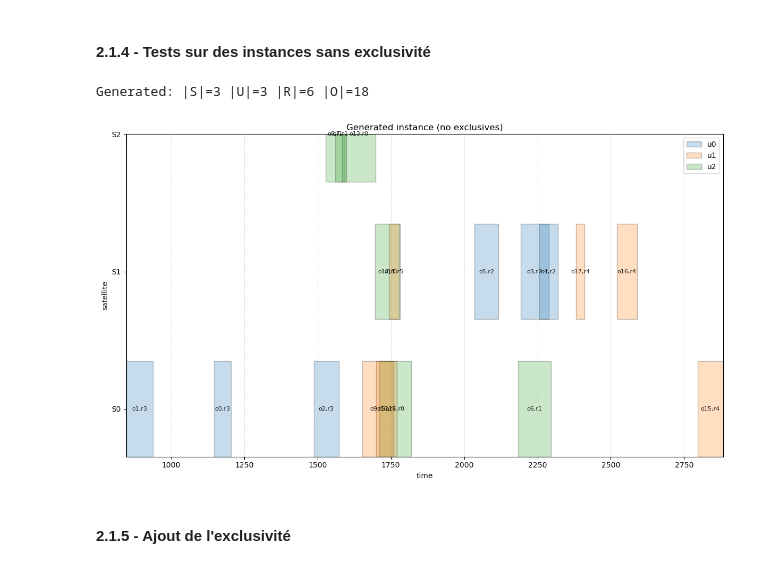
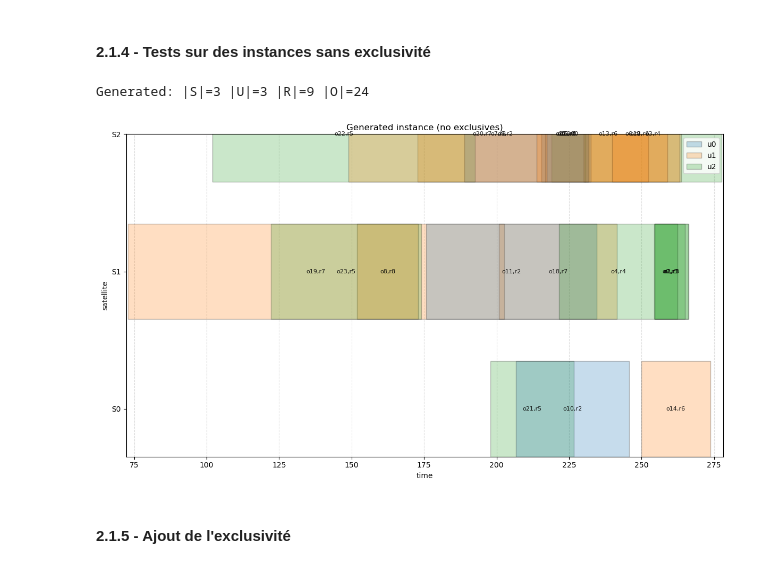
Before and after one commit to Melluchi/COCOMA, a Jupyter notebook: Projet_COCOMA.ipynb, the cells around one changed output. Drawn from its saved outputs; the diff is of its cells as text; code cells hidden in the pictures.

```diff
--- a/Projet_COCOMA.ipynb
+++ b/Projet_COCOMA.ipynb
@@ -244,7 +265,7 @@ def generate_observations(satellites, users, requests, opp_per_request, obs_wind
 
                 o = Observation(o_id=o_id, r=r, u=r.u, s=s, t_start=o_start, t_end=o_end, duration=r.duration, reward=r.reward, p=users_by_id[r.u.u_id].p,)
 
-                if constraints_observations(o, requests, satellites) == []:
+                if constraints_observations(o, requests, satellites) == [] and constraints_exclusifs_observations(o, users) == [] :
                     O.add(o)
                     r.thetas.append(o_id)
                     o_id += 1
@@ -288,7 +332,7 @@ def plot_eoscsp_windows(
     # --- User ids present (from observations + plan + optionally from users) ---
     user_ids = sorted({getattr(o.u, "u_id", 0) for o in observations})
     if plan is not None:
-        user_ids = sorted(set(user_ids) | {getattr(obs.u, "u_id", 0) for obs in plan.M.keys()})
+        user_ids = sorted(set(user_ids) | {getattr(obs.u, "u_id", 0) for obs, _, _ in plan})
     if users is not None:
         user_ids = sorted({u.u_id for u in users} | set(user_ids))
 
@@ -311,9 +355,9 @@ def plot_eoscsp_windows(
                 all_ends.append(ew.t_end)
 
     if plan is not None:
-        for obs in plan.M.keys():
-            all_starts.append(obs.t_start)
-            all_ends.append(obs.t_end)
+        for obs, start, end in plan:
+            all_starts.append(start)
+            all_ends.append(end)
 
     t_min = min(all_starts) if all_starts else 0.0
     t_max = max(all_ends) if all_ends else 1.0
@@ -331,15 +375,14 @@ def plot_eoscsp_windows(
     if show_exclusives and users is not None:
         for u in users:
             uid = getattr(u, "u_id", 0)
-            for ew in getattr(u, "e_u", []):
-
-                sid = sid_of_sat(ew.s)
+            for ew in getattr(u, "e", []):
+                sid = sid_of_sat(ew[0])
                 if sid is None or sid not in sat_ids_sorted:
                     continue
 
                 y = y_of_sat_id(sid)
-                x = ew.t_start
-                w = ew.t_end - ew.t_start
+                x = ew[1]
+                w = ew[2] - ew[1]
                 if w <= 0:
                     continue
 
@@ -401,11 +444,13 @@ def plot_eoscsp_windows(
     # -------------------------
     # 3) Draw plan (solid rectangles on top)
     # -------------------------
+
+    #[(<__main__.Observation object at 0x000002C423961580>, 31.02142670863951, 38.86383450771059),
+    #(<__main__.Observation object at 0x000002C423962D80>, 38.86383450771059, 46.706242306781675),
+    #(<__main__.Observation object at 0x000002C4207387D0>, 70.66581629796106, 80.61438527573456)]
+
     if plan is not None:
-        for obs in plan.M.keys():
-            start = obs.t_start
-            end = obs.t_end
-
+        for obs, start, end in plan:
             uid = getattr(obs.u, "u_id", 0)
             sid = sid_of_sat(obs.s)
             if sid is None or sid not in sat_ids_sorted:
@@ -473,22 +518,24 @@ def plot_eoscsp_windows(
     plt.tight_layout()
     plt.show()
 # %%
-horizon = 3000.0
+horizon = 300.0
 
 satellites = generate_satellites(3, horizon, 100, 200)
 users = generate_users(3)
-requests = generate_requests(users, 2, horizon, 5.0, 15.0, 1.0, 50.0)
-observations = generate_observations(satellites, users, requests, 3, 30.0, 120.0)
+requests = generate_requests(users, 3, horizon, 5.0, 10.0, 5.0, 50.0)
+observations = generate_observations(satellites, users, requests, 3, 10.0, 150.0)
 
 eoscsp_1 = generate_EOSCSP(0, satellites, users, requests, observations)
 
 print(f"Generated: |S|={len(satellites)} |U|={len(users)} |R|={len(requests)} |O|={len(observations)}")
 # %% [output]
-Generated: |S|=3 |U|=3 |R|=6 |O|=18
+Generated: |S|=3 |U|=3 |R|=9 |O|=24
 # %%
-plot_eoscsp_windows(eoscsp_1, title="Generated instance (no exclusives)")
+plot_eoscsp_windows(eoscsp_1, title="Generated instance (no exclusives)", show_labels=True,
+    show_exclusives=True,
+    show_plan_labels=True,)
 # %% [output]
-[figure, old version]
+[figure, new version]
 # %% [markdown]
 #### 2.1.5 - Ajout de l'exclusivité
 # %% [markdown]
```
Also changed, not shown: parts of 34 cells of this notebook, 1 other file.
